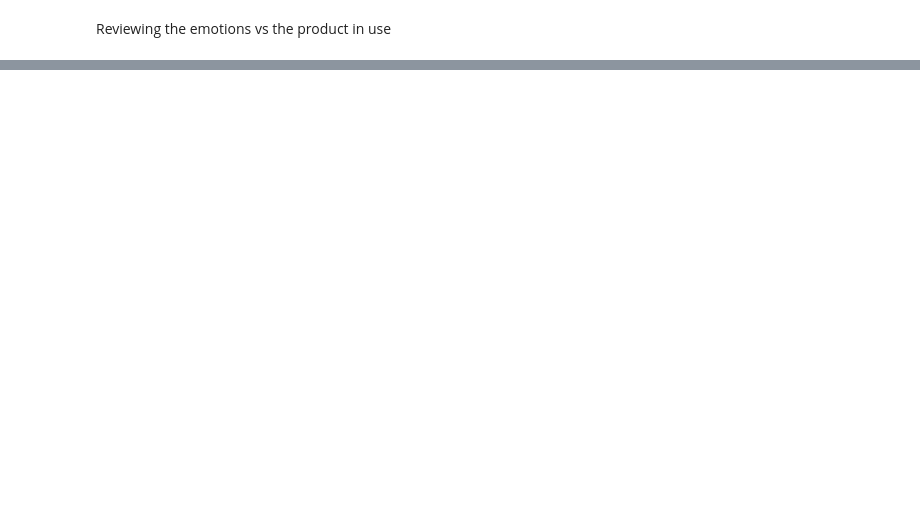
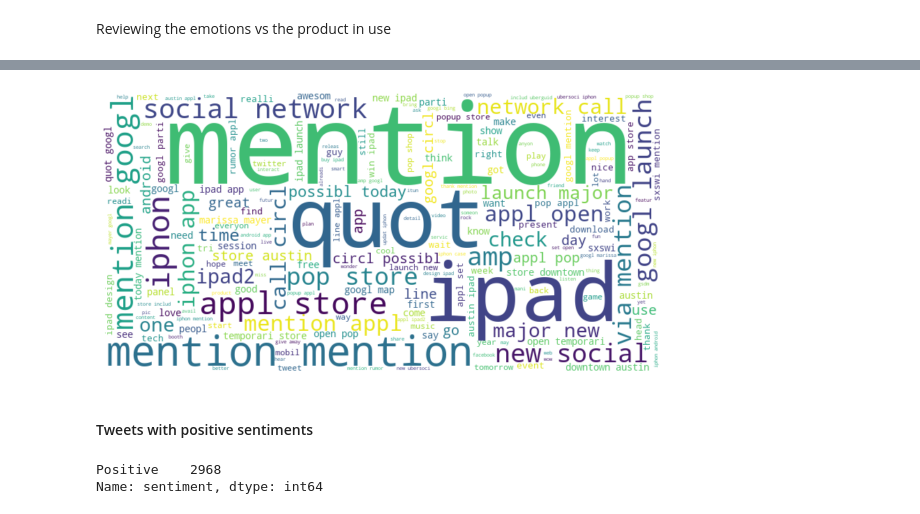
Before and after one commit to KImondorose/Deciphering-the-Public-Opinion-on-Apple, a Jupyter notebook: work_in_progress/kirui.ipynb, the cells around one changed output, grey strips where cells are left out. Cells and saved outputs as stored; diff of their text form; code cells hidden in the pictures; blank space fills up the shorter version.

```diff
--- a/work_in_progress/kirui.ipynb
+++ b/work_in_progress/kirui.ipynb
@@ -88,0 +408,16 @@ Text(0.5, 1.0, 'Emotions Vs Product_brand')
+# %%
+def preprocess_text(text, tokenizer, stopwords_list, stemmer):
+    # Handle missing values (if text is NaN or None)
+    if not isinstance(text, str):
+        return ''  # or return 'NaN', or skip based on your use case
+    # Standardize case (lowercase the text)
+    text = text.lower()
+    # Tokenize text using `tokenizer`
+    tokens = tokenizer.tokenize(text)
+    # Remove stopwords using `stopwords_list`
+    filtered_tokens = [words for words in tokens if words not in stopwords_list]
+    # Stem the tokenized text using `stemmer` similar to lemmatization
+    stemmed_tokens = [stemmer.stem(word) for word in filtered_tokens]
+    # Return the preprocessed text
+    return stemmed_tokens
+preprocess_text("", tokenizer, stopwords_list, stemmer)
@@ -88,0 +450,5 @@ Text(0.5, 1.0, 'Emotions Vs Product_brand')
+# %%
+# Run this cell without changes
+# (This may take a while due to nested loops)
+data_text = data.tweet.apply(lambda x: preprocess_text(x, tokenizer, stopwords_list, stemmer))
+data_text
@@ -88,0 +470,4 @@ Text(0.5, 1.0, 'Emotions Vs Product_brand')
+# %%
+# create a dataframe that has the preprocessed tweets
+data["preprocessed_tweet"] = data_text
+data.head()
@@ -88,0 +485,11 @@ Text(0.5, 1.0, 'Emotions Vs Product_brand')
+# %%
+# 'preprocessed_tweet' column contains lists of tokens (words) for each tweet
+# Flatten the list of lists into a single list of tokens
+all_words = list(chain(*data["preprocessed_tweet"]))
+
+# Create frequency distribution
+freq_text = FreqDist(all_words)
+
+# Get 50 most common words
+most_common_words = freq_text.most_common(50)
+most_common_words
@@ -88,0 +514,18 @@ Text(0.5, 1.0, 'Emotions Vs Product_brand')
+# %%
+# Plot WordCloud
+wordcloud = WordCloud(width=800, height=400, background_color='white').generate(' '.join(all_words))
+plt.figure(figsize=(10, 6))
+plt.imshow(wordcloud, interpolation='bilinear')
+plt.axis('off')
+plt.show()
+# %% [output]
+[figure, added]
+# %% [markdown]
+#### Tweets with positive sentiments
+# %%
+# positive tweets in new dataframe
+data_positive = data[data['sentiment'] == 'Positive']
+data_positive['sentiment'].value_counts()
+# %% [output]
+Positive    2968
+Name: sentiment, dtype: int64
```
Also changed, not shown: parts of 56 cells of this notebook.
